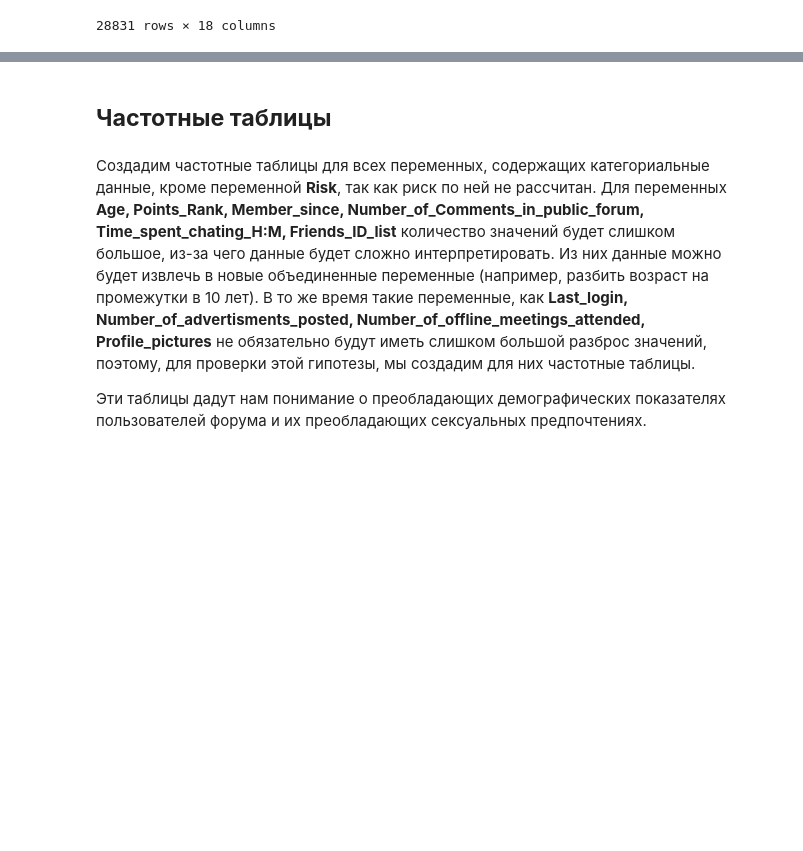
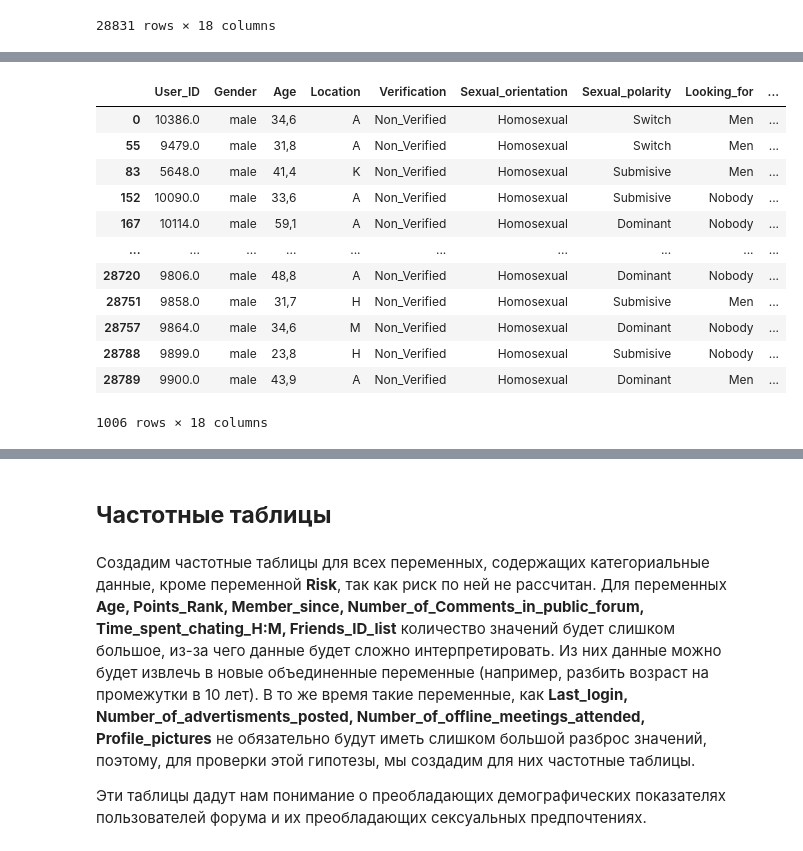
Before and after one commit to alexsasik/for-dz, a Jupyter notebook: online_sex_work.ipynb, the cells around one changed output, grey strips where cells are left out. Saved outputs shown, nothing was run; the diff lists cells and outputs as text; code cells hidden in the pictures; blank space fills up the shorter version.

```diff
--- a/online_sex_work.ipynb
+++ b/online_sex_work.ipynb
@@ -94,0 +101,16 @@ cdata
+# %%
+cdata[cdata.Sexual_orientation == 'Homosexual']
+# %% [output]
+|  | User_ID | Gender | Age | Location | Verification | Sexual_orientation | Sexual_polarity | Looking_for | ... |
+| 0 | 10386.0 | male | 34,6 | A | Non_Verified | Homosexual | Switch | Men | ... |
+| 55 | 9479.0 | male | 31,8 | A | Non_Verified | Homosexual | Switch | Men | ... |
+| 83 | 5648.0 | male | 41,4 | K | Non_Verified | Homosexual | Submisive | Men | ... |
+| 152 | 10090.0 | male | 33,6 | A | Non_Verified | Homosexual | Submisive | Nobody | ... |
+| 167 | 10114.0 | male | 59,1 | A | Non_Verified | Homosexual | Dominant | Nobody | ... |
+| ... | ... | ... | ... | ... | ... | ... | ... | ... | ... |
+| 28720 | 9806.0 | male | 48,8 | A | Non_Verified | Homosexual | Dominant | Nobody | ... |
+| 28751 | 9858.0 | male | 31,7 | H | Non_Verified | Homosexual | Submisive | Men | ... |
+| 28757 | 9864.0 | male | 34,6 | M | Non_Verified | Homosexual | Dominant | Nobody | ... |
+| 28788 | 9899.0 | male | 23,8 | H | Non_Verified | Homosexual | Submisive | Nobody | ... |
+| 28789 | 9900.0 | male | 43,9 | A | Non_Verified | Homosexual | Dominant | Men | ... |
+1006 rows × 18 columns
```
Also changed, not shown: parts of 16 cells of this notebook.
